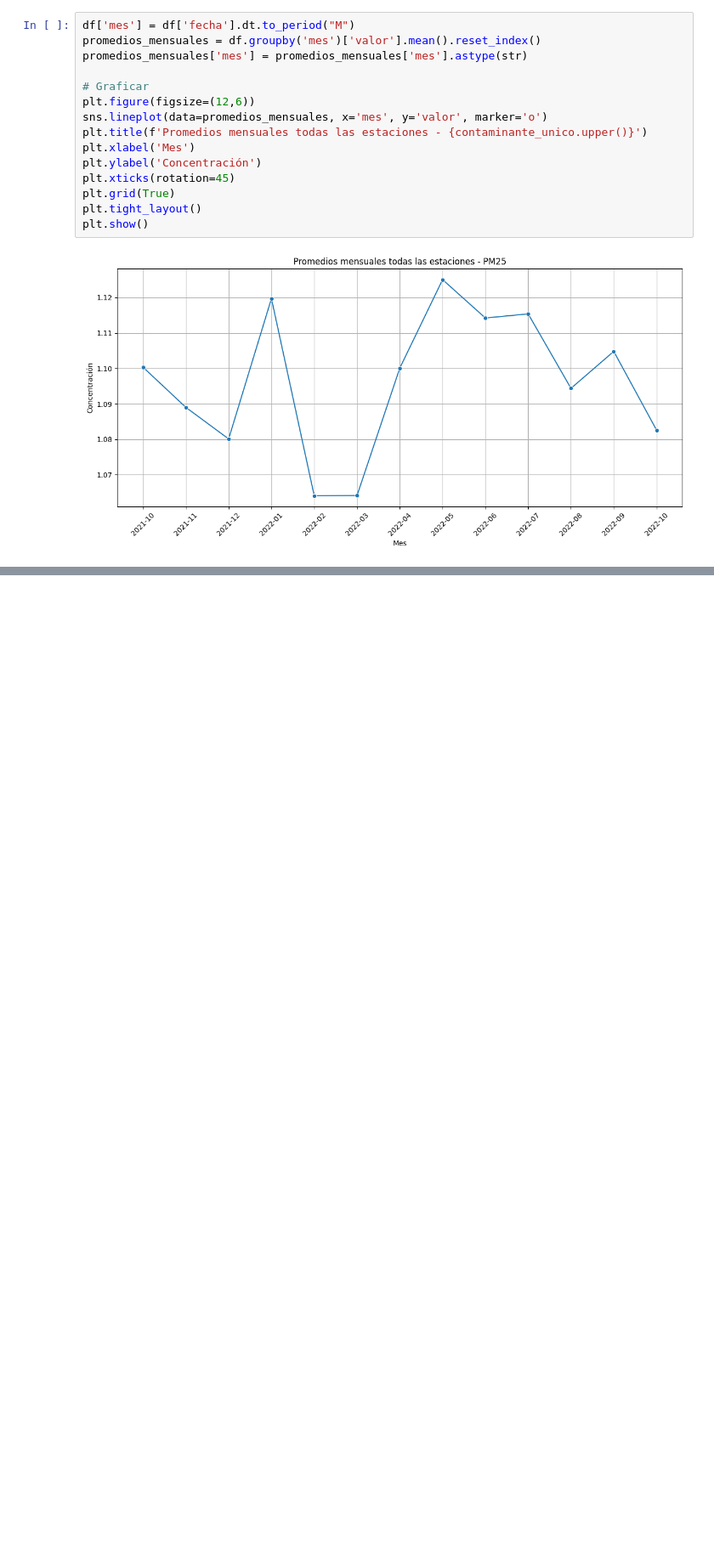
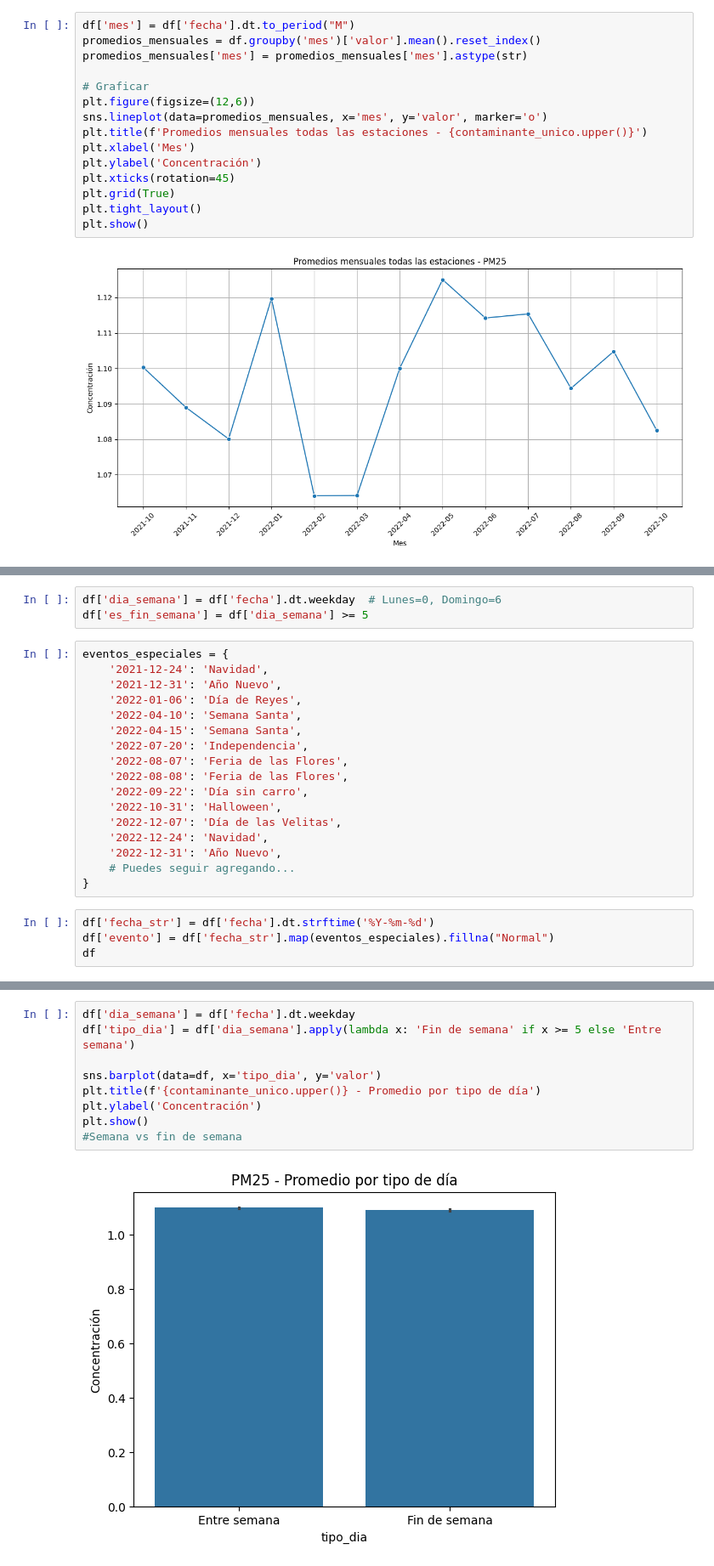
Before and after one commit to jerozapata/Respirando-Datos, a Jupyter notebook: datos_pm25.ipynb, the cells around one changed output, grey strips where cells are left out. Shown at 85% size. Drawn from its saved outputs; the diff is of its cells as text; blank space fills up the shorter version.

```diff
--- a/datos_pm25.ipynb
+++ b/datos_pm25.ipynb
@@ -188,0 +289,24 @@ mapa
+# %%
+df['dia_semana'] = df['fecha'].dt.weekday  # Lunes=0, Domingo=6
+df['es_fin_semana'] = df['dia_semana'] >= 5
+# %%
+eventos_especiales = {
+    '2021-12-24': 'Navidad',
+    '2021-12-31': 'Año Nuevo',
+    '2022-01-06': 'Día de Reyes',
+    '2022-04-10': 'Semana Santa',
+    '2022-04-15': 'Semana Santa',
+    '2022-07-20': 'Independencia',
+    '2022-08-07': 'Feria de las Flores',
+    '2022-08-08': 'Feria de las Flores',
+    '2022-09-22': 'Día sin carro',
+    '2022-10-31': 'Halloween',
+    '2022-12-07': 'Día de las Velitas',
+    '2022-12-24': 'Navidad',
+    '2022-12-31': 'Año Nuevo',
+    # Puedes seguir agregando...
+}
+# %%
+df['fecha_str'] = df['fecha'].dt.strftime('%Y-%m-%d')
+df['evento'] = df['fecha_str'].map(eventos_especiales).fillna("Normal")
+df
@@ -188,0 +355,11 @@ mapa
+# %%
+df['dia_semana'] = df['fecha'].dt.weekday
+df['tipo_dia'] = df['dia_semana'].apply(lambda x: 'Fin de semana' if x >= 5 else 'Entre semana')
+
+sns.barplot(data=df, x='tipo_dia', y='valor')
+plt.title(f'{contaminante_unico.upper()} - Promedio por tipo de día')
+plt.ylabel('Concentración')
+plt.show()
+#Semana vs fin de semana
+# %% [output]
+[figure, added]
```
Also changed, not shown: parts of 23 cells of this notebook, 7 other files.
